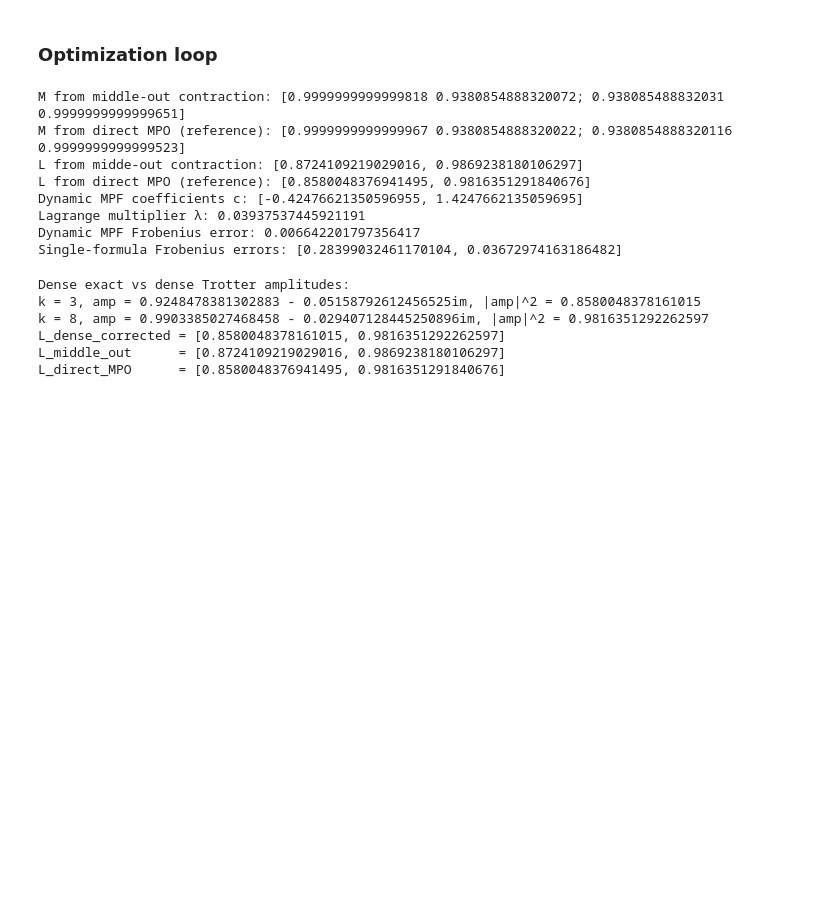
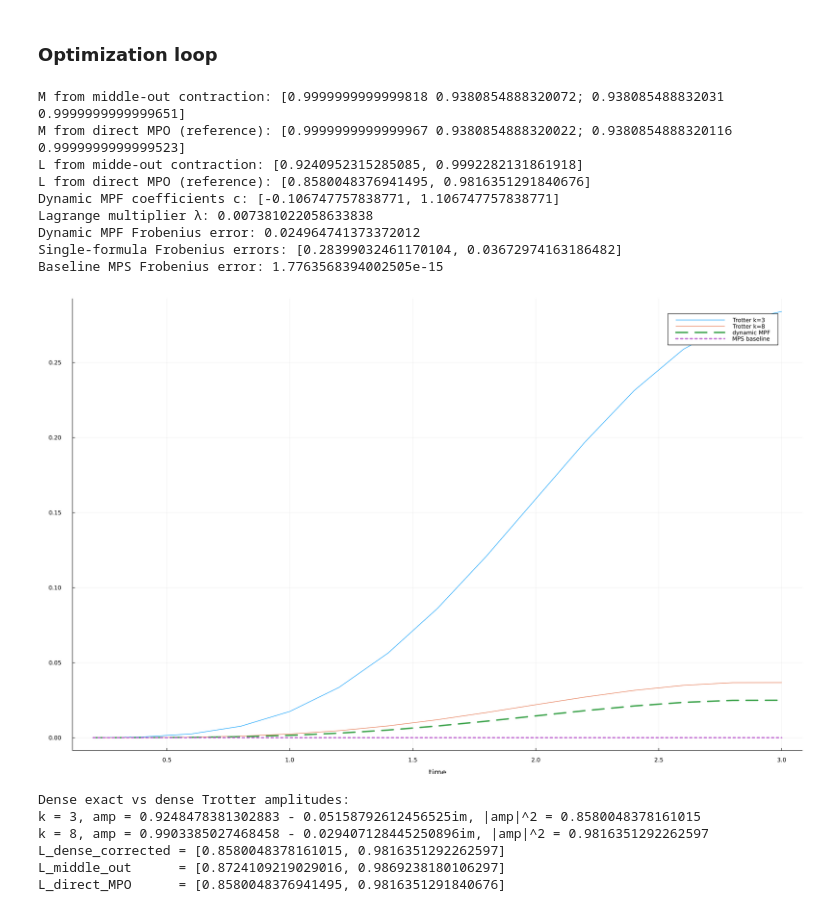
Before and after one commit to bentirher/dmpf_dissipation, a Jupyter notebook: checking_MOC.ipynb, the cells around one changed output. Drawn from its saved outputs; the diff is of its cells as text; code cells hidden in the pictures; blank space fills up the shorter version.

Commit message:
new implementation tests

```diff
--- a/checking_MOC.ipynb
+++ b/checking_MOC.ipynb
@@ -86,22 +87,41 @@ J =  rand(Uniform(1/4, 3/4), n-1)
 
 t = 3
 k = [3,8]
-cutoff = 0
-maxdim = 1000
+order=1
 sites = siteinds("Qubit", n)
 initial_state = ["1", "0", "1"]
 
+# Optimizer (MOC) parameters
 cutoff_opt=0.0
 maxdim_opt=50
+order_ref_opt=1
+k_ref_opt = 10
+
+# Reference values (M_ref, L_ref and e^{-iHt}) parameters
 cutoff_eval=0.0
 maxdim_eval=200
-order=1
-order_ref_opt=1
 order_ref_eval=4
-k_ref_opt = 50
 k_ref_eval = 100
 
-res = test_dynamic_mpf_closed(n, J, t, k, k_ref_opt, k_ref_eval, sites, initial_state; cutoff_opt, maxdim_opt, cutoff_eval, maxdim_eval, order, order_ref_opt, order_ref_eval)
+# Baseline MPS parameters
+cutoff_mps=0.0
+maxdim_mps=100
+order_mps=4
+k_mps=100
+
+cutoff_ref_mps=cutoff_eval
+maxdim_ref_mps=maxdim_eval
+order_ref_mps=order_ref_eval
+k_ref_mps=k_ref_eval
+
+res = test_dynamic_mpf_closed(
+    n, J, t, k, k_ref_opt, k_ref_eval, sites, initial_state;
+    cutoff_opt, maxdim_opt,
+    cutoff_eval, maxdim_eval,
+    order, order_ref_opt, order_ref_eval,
+    k_mps, maxdim_mps, cutoff_mps, order_mps,
+    k_ref_mps, maxdim_ref_mps, cutoff_ref_mps, order_ref_mps
+)
 
 println("M from middle-out contraction: $(res.M_opt)")
 println("M from direct MPO (reference): $(res.M_ref)")
@@ -111,15 +131,32 @@ println("Dynamic MPF coefficients c: $(res.coeffs)")
 println("Lagrange multiplier λ: $(res.lambda)")
 println("Dynamic MPF Frobenius error: $(res.E_mpf)")
 println("Single-formula Frobenius errors: $(res.E_trot)")
+println("Baseline MPS Frobenius error: $(res.E_mps)")
 # %% [output]
 M from middle-out contraction: [0.9999999999999818 0.9380854888320072; 0.938085488832031 0.9999999999999651]
 M from direct MPO (reference): [0.9999999999999967 0.9380854888320022; 0.9380854888320116 0.9999999999999523]
-L from midde-out contraction: [0.8724109219029016, 0.9869238180106297]
+L from midde-out contraction: [0.9240952315285085, 0.9992282131861918]
 L from direct MPO (reference): [0.8580048376941495, 0.9816351291840676]
-Dynamic MPF coefficients c: [-0.42476621350596955, 1.4247662135059695]
-Lagrange multiplier λ: 0.03937537445921191
-Dynamic MPF Frobenius error: 0.006642201797356417
+Dynamic MPF coefficients c: [-0.106747757838771, 1.106747757838771]
+Lagrange multiplier λ: 0.007381022058633838
+Dynamic MPF Frobenius error: 0.024964741373372012
 Single-formula Frobenius errors: [0.28399032461170104, 0.03672974163186482]
+Baseline MPS Frobenius error: 1.7763568394002505e-15
+# %%
+include("plot_figures.jl")
+fro_data = frobenius_data_vs_time(
+    n, J, 0.2:0.2:3.0, k, k_ref_opt, k_ref_eval, sites, initial_state;
+    cutoff_opt, maxdim_opt,
+    cutoff_eval, maxdim_eval,
+    order, order_ref_opt, order_ref_eval,
+    k_mps, maxdim_mps, cutoff_mps, order_mps,
+    k_ref_mps, maxdim_ref_mps, cutoff_ref_mps, order_ref_mps
+)
+
+plt = plot_frobenius_errors(fro_data, k)
+display(plt)
+# %% [output]
+[figure, added]
 # %%
 include("dense_sanity_check.jl")
 compare_exact_vs_trotter_dense(n, J, t, k, "101")
```
Also changed, not shown: parts of 2 cells of this notebook.
